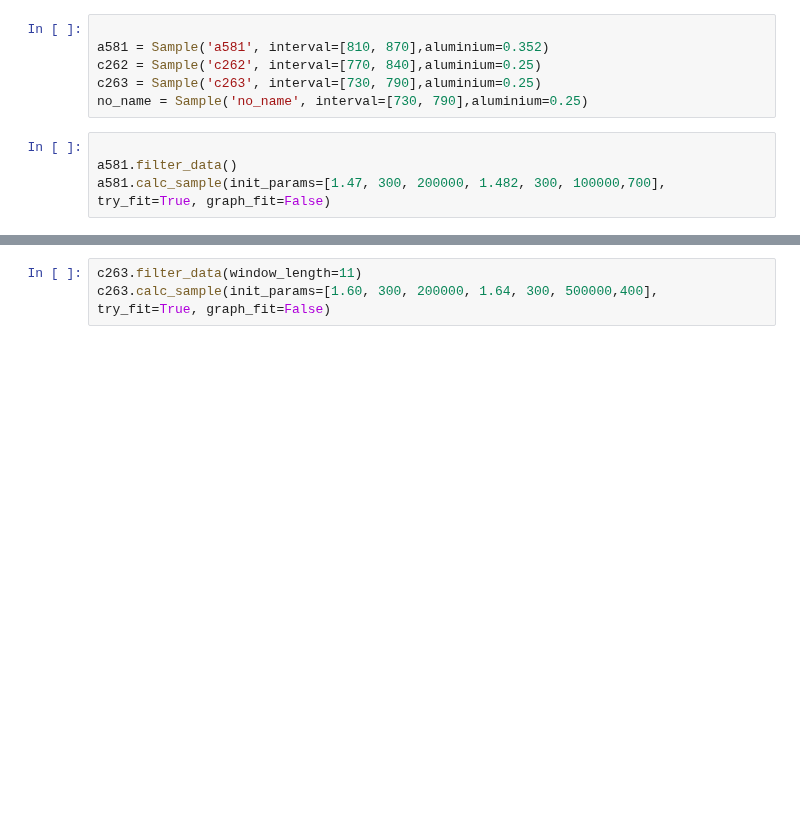
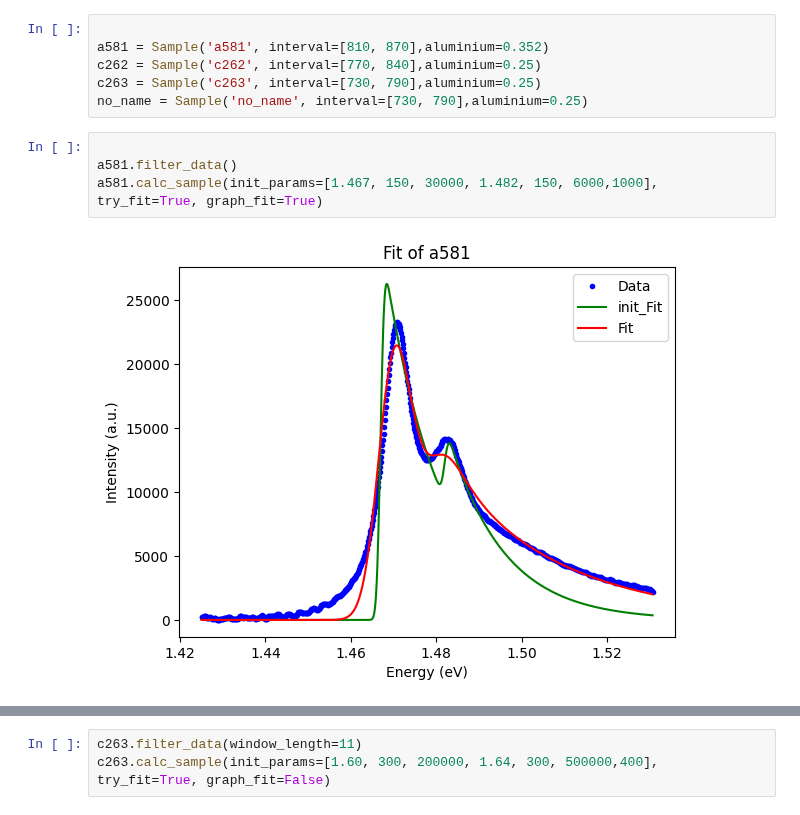
Before and after one commit to RedBrean/term2, a Jupyter notebook: term5/labs/q_yama/q_yama.ipynb, the cells around one changed output, grey strips where cells are left out. Saved outputs shown, nothing was run; the diff lists cells and outputs as text; blank space fills up the shorter version.

```diff
--- a/term5/labs/q_yama/q_yama.ipynb
+++ b/term5/labs/q_yama/q_yama.ipynb
@@ -213,7 +205,9 @@ no_name = Sample('no_name', interval=[730, 790],aluminium=0.25)
 # %%
 
 a581.filter_data()
-a581.calc_sample(init_params=[1.47, 300, 200000, 1.482, 300, 100000,700], try_fit=True, graph_fit=False)
+a581.calc_sample(init_params=[1.467, 150, 30000, 1.482, 150, 6000,1000], try_fit=True, graph_fit=True)
+# %% [output]
+[figure, added]
 # %%
 
 c262.filter_data(window_length=30)
```
Also changed, not shown: parts of 5 cells of this notebook, 2 other files.
